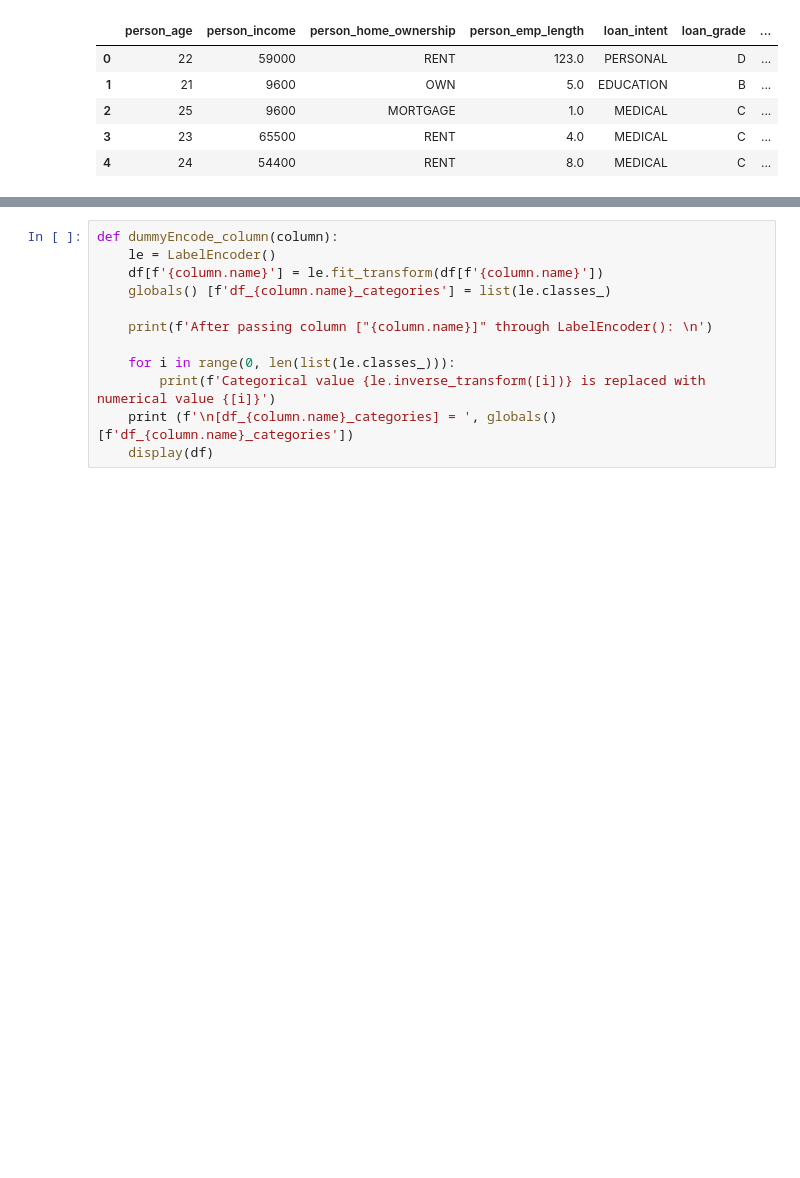
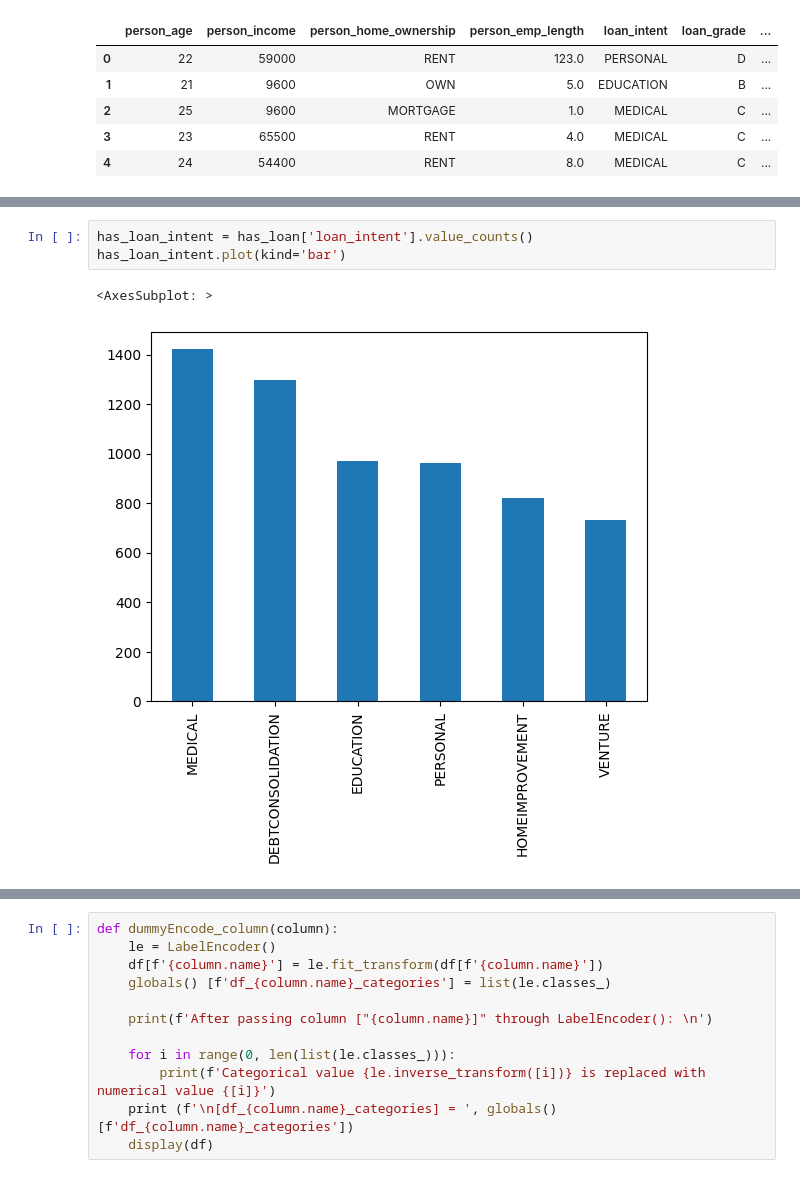
Before and after one commit to CarlosGG18/Credit-Risk-Analysis, a Jupyter notebook: Cleaning_EDA.ipynb, the cells around one changed output, grey strips where cells are left out. Drawn from its saved outputs; the diff is of its cells as text; blank space fills up the shorter version.

```diff
--- a/Cleaning_EDA.ipynb
+++ b/Cleaning_EDA.ipynb
@@ -105,0 +158,6 @@ df.head()
+# %%
+has_loan_intent = has_loan['loan_intent'].value_counts()
+has_loan_intent.plot(kind='bar')
+# %% [output]
+<AxesSubplot: >
+[figure, added]
```
Also changed, not shown: parts of 17 cells of this notebook.
